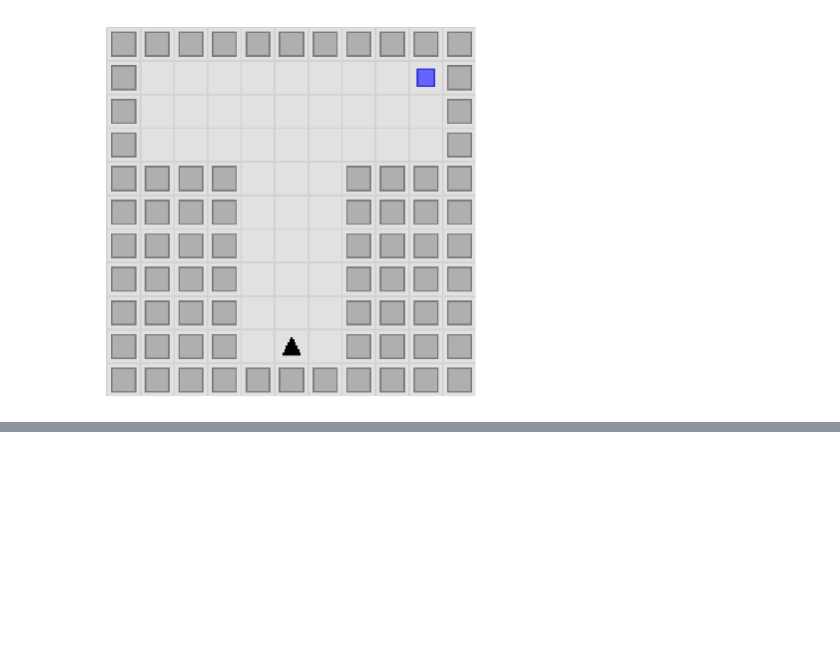
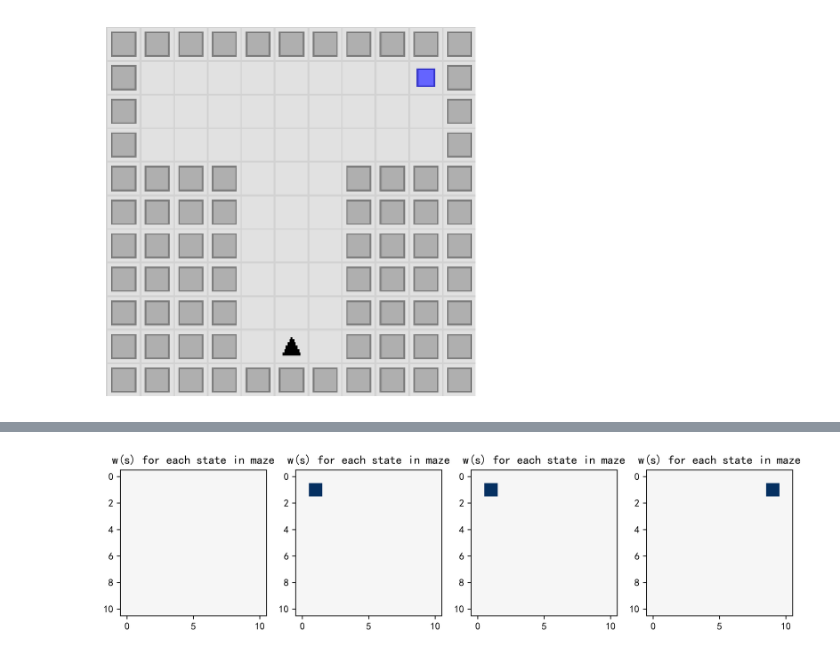
Before and after one commit to wywqzzh/Successor-Representation, a Jupyter notebook: notebook/TDQ-TDSR.ipynb, the cells around one changed output, grey strips where cells are left out. Saved outputs shown, nothing was run; the diff lists cells and outputs as text; code cells hidden in the pictures; blank space fills up the shorter version.

```diff
--- a/notebook/TDQ-TDSR.ipynb
+++ b/notebook/TDQ-TDSR.ipynb
@@ -54,0 +58,14 @@ plt.show()
+# %%
+agents=agentsSR
+plt.figure(figsize=(12,3),dpi=300)
+plt.subplot(1,4,1)
+
+for i in range(len(agents)):
+    agent=agents[i]
+    plt.subplot(1,4,i+1)
+    _ = plt.imshow(
+        agents[i].w.reshape(env.grid_size, env.grid_size), cmap="RdBu", vmin=-1, vmax=1
+    )
+    _ = plt.title("w(s) for each state in maze")
+# %% [output]
+[figure, added]
```
Also changed, not shown: parts of 4 cells of this notebook.
